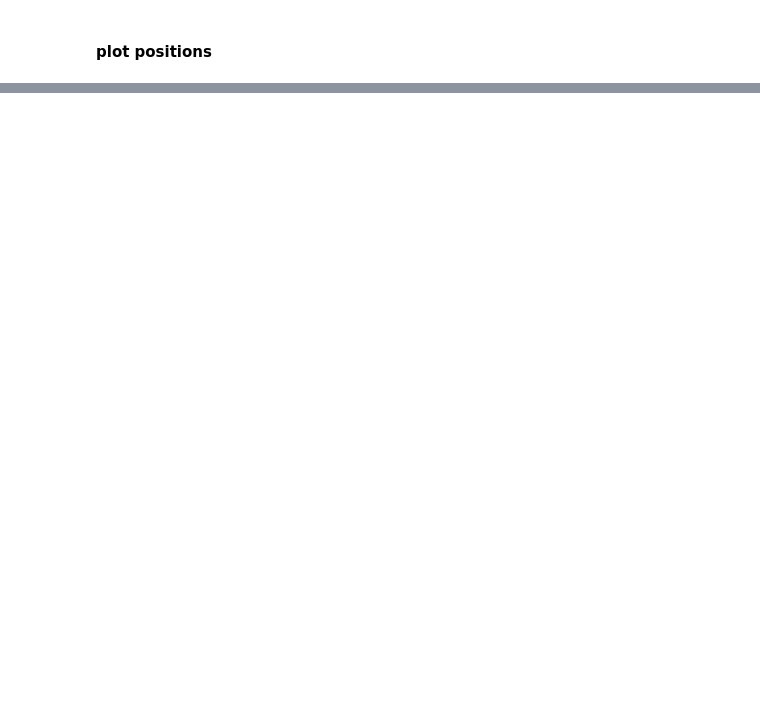
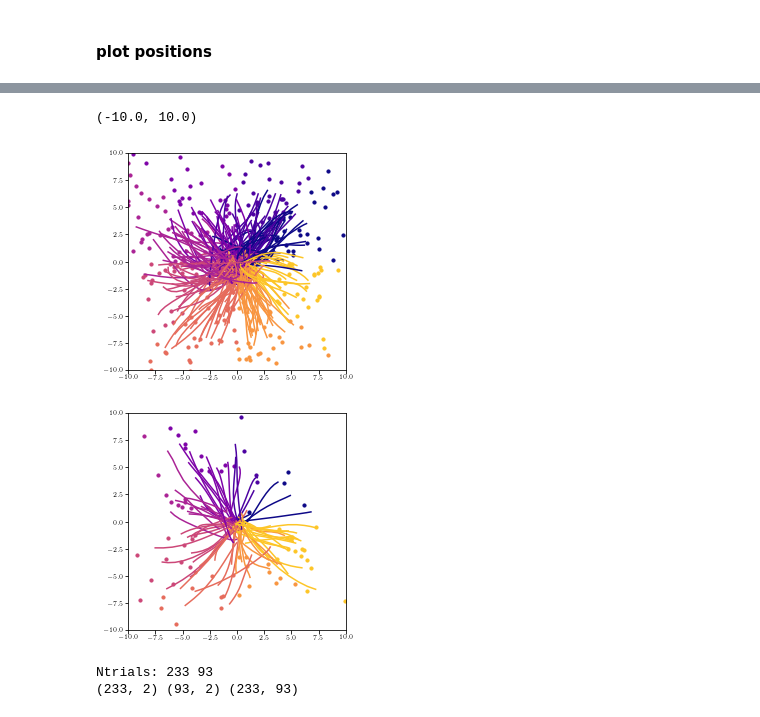
Before and after one commit to AtMostafa/multi-animal-alignment, a Jupyter notebook: random_walk/random_walk.ipynb, the cells around one changed output, grey strips where cells are left out. Drawn from its saved outputs; the diff is of its cells as text; code cells hidden in the pictures; blank space fills up the shorter version.

```diff
--- a/random_walk/random_walk.ipynb
+++ b/random_walk/random_walk.ipynb
@@ -402,0 +389,80 @@ Trials (subset, subset_movement): 83 76
+# %%
+#subset reaches that start around the center, centered reaches, movement only, grouped
+colors = utility.get_colors(n_target_groups)
+df = all_reach_move_dfs[9]
+plt.figure()
+for i in range(len(df)):
+    pos = df.pos_centered.values[i]
+    targets = df.target_centered.values[i]
+    target_group = df.target_group.values[i]
+    plt.plot(*pos[:].T, c=colors[target_group])
+    plt.scatter(*targets[:].T, s = 10, c=colors[target_group])
+plt.gca().set_aspect(1)
+plt.xlim([-10,10])
+plt.ylim([-10,10])
+
+df = all_reach_move_dfs[11]
+plt.figure()
+for i in range(len(df)):
+    pos = df.pos_centered.values[i]
+    targets = df.target_centered.values[i]
+    target_group = df.target_group.values[i]
+    plt.plot(*pos[:].T, c=colors[target_group])
+    plt.scatter(*targets[:].T, s = 10, c=colors[target_group])
+plt.gca().set_aspect(1)
+plt.xlim([-10,10])
+plt.ylim([-10,10])
+# %% [output]
+(-10.0, 10.0)
+[figure, added]
+[figure, added]
+# %%
+from scipy.spatial.distance import cdist
+from scipy.stats import pearsonr
+
+#match movements
+
+df1 = all_reach_move_dfs[9]
+df2 = all_reach_move_dfs[12]
+
+print('Ntrials:', len(df1), len(df2))
+
+#match by target
+df1_targets = np.vstack(df1.target_centered)
+df2_targets = np.vstack(df2.target_centered)
+distances = cdist(df1_targets,df2_targets,metric = 'euclidean')
+print(df1_targets.shape, df2_targets.shape, distances.shape)
+# fig, ax = plt.subplots()
+# ax.imshow(distances)
+closest_dist = np.min(distances.T, axis = 1)
+closest_targets = np.argmin(distances.T, axis = 1)
+
+# plt.figure()
+# plt.hist((closest_dist).flatten(), color = 'b', histtype='step')
+# plt.hist((distances).flatten(), color = 'r', histtype='step')
+# df1_pos = np.vstack(df1.pos_centered)
+# df2_pos = np.vstack(df2.pos_centered)
+
+# match by pos corr
+corrs = np.zeros([len(df1), len(df2)])
+mses = np.zeros([len(df1), len(df2)])
+for i, pos1 in enumerate(df1.pos_centered):
+    for j, pos2 in enumerate(df2.pos_centered):
+        # if j<i: continue
+        r = [pearsonr(aa,bb)[0] for aa,bb in zip(pos1.T,pos2.T)]
+        mse = np.mean((pos1-pos2)**2)
+        corrs[i][j] = np.mean(r)
+        mses[i][j] = mse
+        # corrs[j][i] = np.mean(np.abs(r))
+max_corrs = np.max(corrs.T, axis = 1)
+closest_corr = np.argmax(corrs.T, axis = 1)
+
+min_mses = np.min(mses.T, axis = 1)
+closest_pos = np.argmin(mses.T, axis = 1)
+# df1_pos = np.vstack(df1.pos_centered)
+# df2_pos = np.vstack(df2.pos_centered)
+# df1_pos.shape
+# df1_targets.shape
+# %% [output]
+Ntrials: 233 93
+(233, 2) (93, 2) (233, 93)
```
Also changed, not shown: parts of 16 cells of this notebook.
